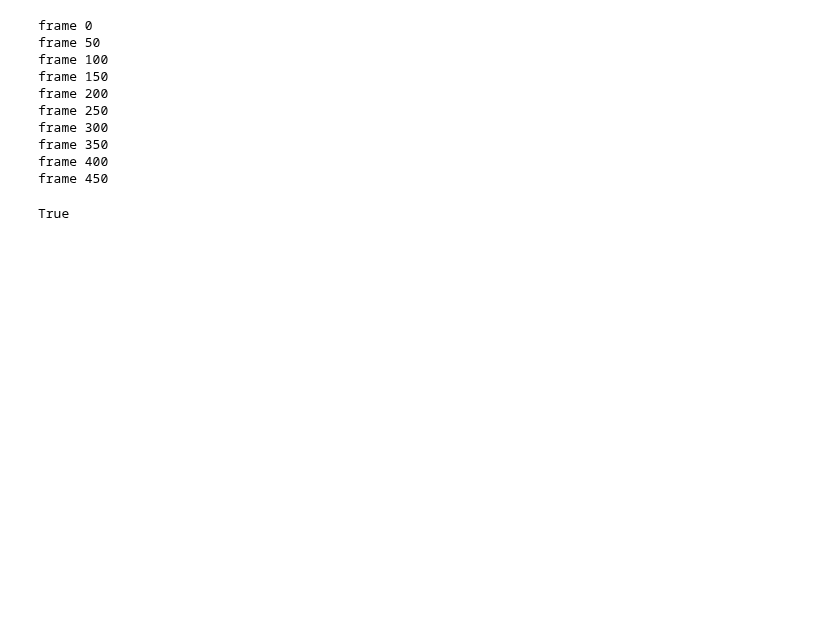
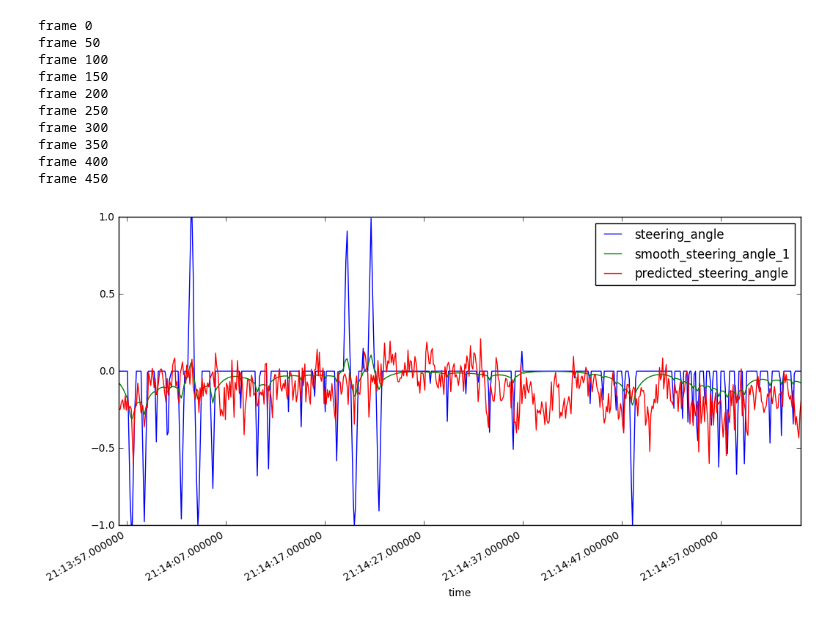
Before and after one commit to jdleesmiller/carnd-cloning, a Jupyter notebook: preprocess.ipynb, the cells around one changed output. Cells and saved outputs as stored; diff of their text form; code cells hidden in the pictures; blank space fills up the shorter version.

```diff
--- a/preprocess.ipynb
+++ b/preprocess.ipynb
@@ -214,0 +225,2 @@ Epoch 19/20
+# %%
+model.train(result_model, DATA_DIR, log)
@@ -249,5 +234,0 @@ test_predict()
-# %%
-import pandas as pd
-
-DATA_DIR = 'data/clean_1'
-DRIVING_LOG = pd.read_pickle(os.path.join(DATA_DIR, DRIVING_LOG_PICKLE))
@@ -257,8 +242,2 @@ bottleneck_center_image = \
 # %%
 result_model = model_io.load_model('model.json', 'model.h5')
-# %%
-log['predicted_steering_angle'] = 0.0
-for i in range(len(log)):
-    base_X = bottleneck_center_image[i:(i+1),:,:,:]
-    prediction = result_model.predict(base_X)
-    log['predicted_steering_angle'].values[i] = float(prediction)
@@ -283,3 +244,8 @@ Name: predicted_steering_angle, dtype: float64
+# %%
+log['predicted_steering_angle'] = result_model.predict_generator(
+    model.generate_data(DATA_DIR, log, np.arange(len(log))),
+    val_samples=len(log)
+).flatten()
 # %%
 make_steering_movie('test.mp4', log[0:500], 'smooth_steering_angle_1', 'predicted_steering_angle')
 # %% [output]
@@ -329,4 +262,9 @@ res = np.load('data/clean_1/bottleneck/0.npz')
-# %%
-np.all(bottleneck_center_image[0] == res['center_image'])
-# %% [output]
-True
+# %%
+def plot_predicted_steering_angle():
+    df = log[['time', 'steering_angle', 'smooth_steering_angle_1', 'predicted_steering_angle']]
+    df = df[:600]
+    df = df.set_index(['time'])
+    df.plot(figsize=(12, 6))
+plot_predicted_steering_angle()
+# %% [output]
+[figure, added]
```
Also changed, not shown: parts of 15 cells of this notebook, 2 other files.
